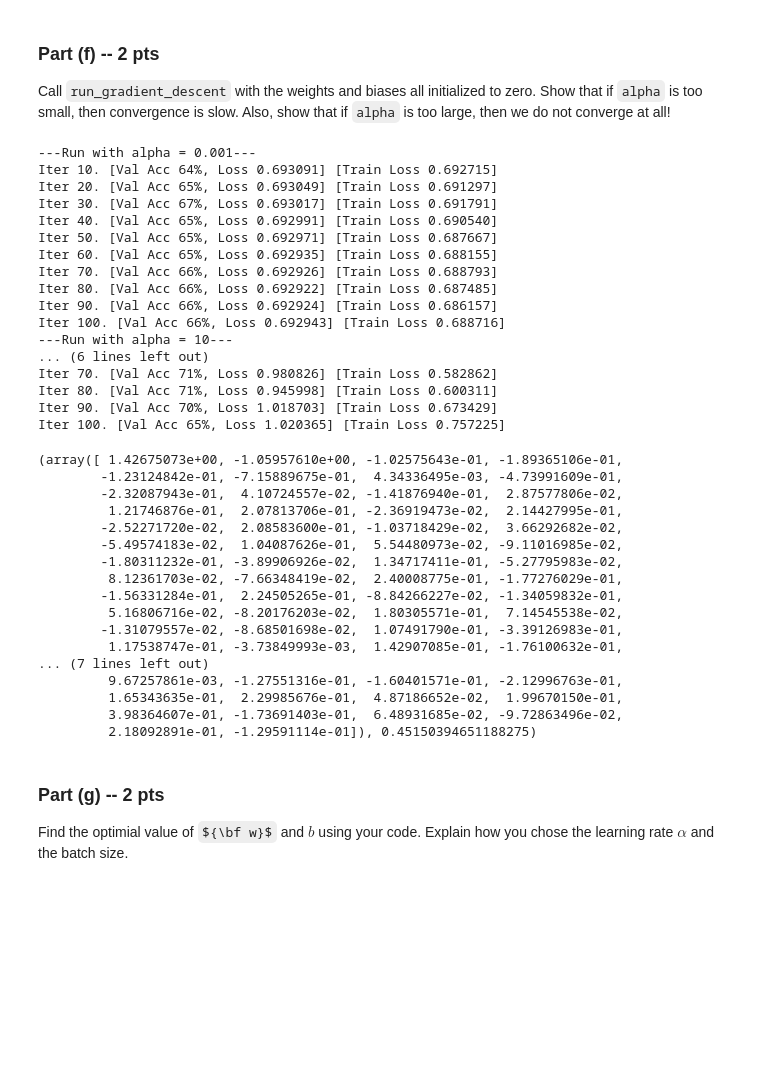
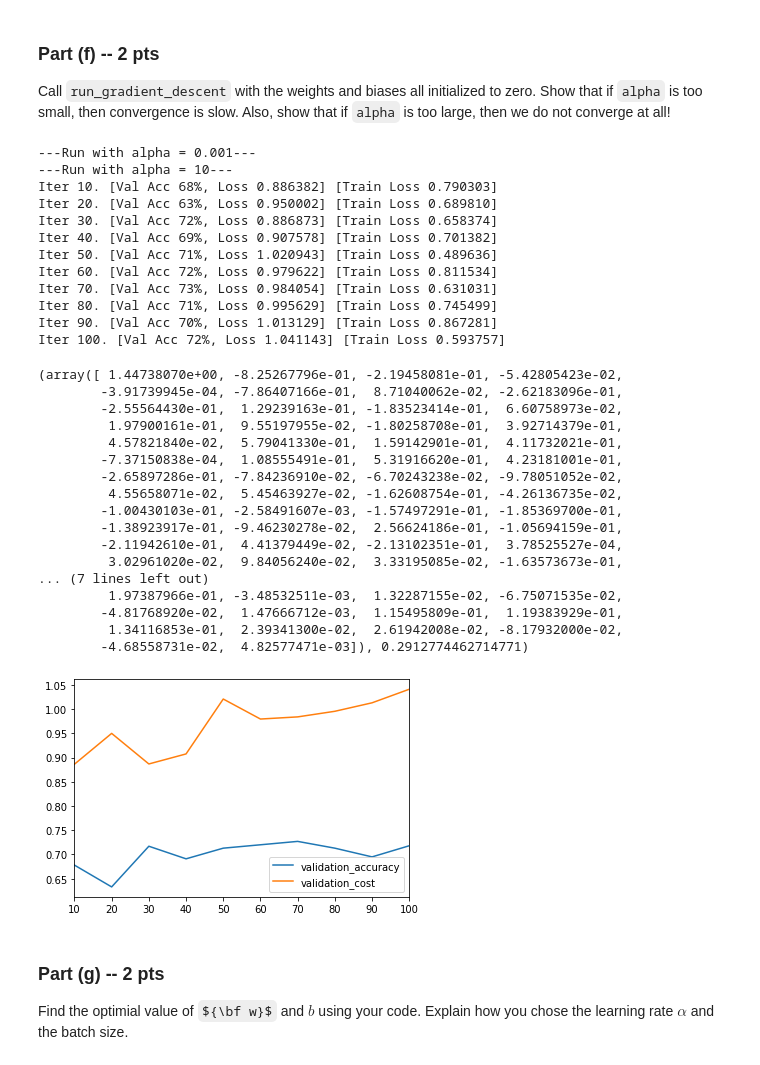
Before and after one commit to MagicHour/csc321_a1, a Jupyter notebook: csc321_p1.ipynb, the cells around one changed output. Saved outputs shown, nothing was run; the diff lists cells and outputs as text; code cells hidden in the pictures; some formulas as TeX source; blank space fills up the shorter version.

```diff
--- a/csc321_p1.ipynb
+++ b/csc321_p1.ipynb
@@ -320,6 +320,9 @@ def run_gradient_descent(w0, b0, alpha=0.1, batch_size=100, max_iters=100):
   w = w0
   b = b0
   iter = 0
+
+  line_graph = {'validation_accuracy':[], 'validation_cost':[]}
+  x_axes = []
 
   while iter < max_iters:
     # shuffle the training set (there is code above for how to do this)
@@ -371,10 +374,14 @@ def run_gradient_descent(w0, b0, alpha=0.1, batch_size=100, max_iters=100):
         val_acc = get_accuracy(val_y[:1000],val_ts[:1000])
         print("Iter %d. [Val Acc %.0f%%, Loss %f] [Train Loss %f]" % (
                 iter, val_acc * 100, val_cost, train_cost))
+        line_graph['validation_cost'].append(val_cost)
+        line_graph['validation_accuracy'].append(val_acc)
+        x_axes.append(iter)
 
       if iter >= max_iters:
         break
-
+  line_graph_df = pandas.DataFrame(data=line_graph, index=x_axes)
+  line_graph_df.plot.line()
   return (w, b)
 # %% [markdown]
 ### Part (f) -- 2 pts
@@ -385,51 +392,48 @@ Also, show that if `alpha` is too large, then we do not converge at all!
 # %%
 w0 = np.zeros(90)
 b0 = 0.
 # Write your code here
 print('---Run with alpha = 0.001---')
-run_gradient_descent(w0,b0,alpha=0.001)
+#run_gradient_descent(w0,b0,alpha=0.001)
 
 #Notice the validation accuracy does not change
 
 print('---Run with alpha = 10---')
-run_gradient_descent(w0,b0,alpha=1)
+#run_gradient_descent(w0,b0,alpha=1)
 
 #Notice the validation accuracies jump from place to place and does not converge.
+run_gradient_descent(w0,b0,alpha=1)
 # %% [output]
 ---Run with alpha = 0.001---
-Iter 10. [Val Acc 64%, Loss 0.693091] [Train Loss 0.692715]
-Iter 20. [Val Acc 65%, Loss 0.693049] [Train Loss 0.691297]
-Iter 30. [Val Acc 67%, Loss 0.693017] [Train Loss 0.691791]
-Iter 40. [Val Acc 65%, Loss 0.692991] [Train Loss 0.690540]
-Iter 50. [Val Acc 65%, Loss 0.692971] [Train Loss 0.687667]
-Iter 60. [Val Acc 65%, Loss 0.692935] [Train Loss 0.688155]
-Iter 70. [Val Acc 66%, Loss 0.692926] [Train Loss 0.688793]
-Iter 80. [Val Acc 66%, Loss 0.692922] [Train Loss 0.687485]
-Iter 90. [Val Acc 66%, Loss 0.692924] [Train Loss 0.686157]
-Iter 100. [Val Acc 66%, Loss 0.692943] [Train Loss 0.688716]
 ---Run with alpha = 10---
-... (6 lines left out)
-Iter 70. [Val Acc 71%, Loss 0.980826] [Train Loss 0.582862]
-Iter 80. [Val Acc 71%, Loss 0.945998] [Train Loss 0.600311]
-Iter 90. [Val Acc 70%, Loss 1.018703] [Train Loss 0.673429]
-Iter 100. [Val Acc 65%, Loss 1.020365] [Train Loss 0.757225]
+Iter 10. [Val Acc 68%, Loss 0.886382] [Train Loss 0.790303]
+Iter 20. [Val Acc 63%, Loss 0.950002] [Train Loss 0.689810]
+Iter 30. [Val Acc 72%, Loss 0.886873] [Train Loss 0.658374]
+Iter 40. [Val Acc 69%, Loss 0.907578] [Train Loss 0.701382]
+Iter 50. [Val Acc 71%, Loss 1.020943] [Train Loss 0.489636]
+Iter 60. [Val Acc 72%, Loss 0.979622] [Train Loss 0.811534]
+Iter 70. [Val Acc 73%, Loss 0.984054] [Train Loss 0.631031]
+Iter 80. [Val Acc 71%, Loss 0.995629] [Train Loss 0.745499]
+Iter 90. [Val Acc 70%, Loss 1.013129] [Train Loss 0.867281]
+Iter 100. [Val Acc 72%, Loss 1.041143] [Train Loss 0.593757]
-(array([ 1.42675073e+00, -1.05957610e+00, -1.02575643e-01, -1.89365106e-01,
-        -1.23124842e-01, -7.15889675e-01,  4.34336495e-03, -4.73991609e-01,
-        -2.32087943e-01,  4.10724557e-02, -1.41876940e-01,  2.87577806e-02,
-         1.21746876e-01,  2.07813706e-01, -2.36919473e-02,  2.14427995e-01,
-        -2.52271720e-02,  2.08583600e-01, -1.03718429e-02,  3.66292682e-02,
-        -5.49574183e-02,  1.04087626e-01,  5.54480973e-02, -9.11016985e-02,
-        -1.80311232e-01, -3.89906926e-02,  1.34717411e-01, -5.27795983e-02,
-         8.12361703e-02, -7.66348419e-02,  2.40008775e-01, -1.77276029e-01,
-        -1.56331284e-01,  2.24505265e-01, -8.84266227e-02, -1.34059832e-01,
-         5.16806716e-02, -8.20176203e-02,  1.80305571e-01,  7.14545538e-02,
-        -1.31079557e-02, -8.68501698e-02,  1.07491790e-01, -3.39126983e-01,
-         1.17538747e-01, -3.73849993e-03,  1.42907085e-01, -1.76100632e-01,
+(array([ 1.44738070e+00, -8.25267796e-01, -2.19458081e-01, -5.42805423e-02,
+        -3.91739945e-04, -7.86407166e-01,  8.71040062e-02, -2.62183096e-01,
+        -2.55564430e-01,  1.29239163e-01, -1.83523414e-01,  6.60758973e-02,
+         1.97900161e-01,  9.55197955e-02, -1.80258708e-01,  3.92714379e-01,
+         4.57821840e-02,  5.79041330e-01,  1.59142901e-01,  4.11732021e-01,
+        -7.37150838e-04,  1.08555491e-01,  5.31916620e-01,  4.23181001e-01,
+        -2.65897286e-01, -7.84236910e-02, -6.70243238e-02, -9.78051052e-02,
+         4.55658071e-02,  5.45463927e-02, -1.62608754e-01, -4.26136735e-02,
+        -1.00430103e-01, -2.58491607e-03, -1.57497291e-01, -1.85369700e-01,
+        -1.38923917e-01, -9.46230278e-02,  2.56624186e-01, -1.05694159e-01,
+        -2.11942610e-01,  4.41379449e-02, -2.13102351e-01,  3.78525527e-04,
+         3.02961020e-02,  9.84056240e-02,  3.33195085e-02, -1.63573673e-01,
 ... (7 lines left out)
-         9.67257861e-03, -1.27551316e-01, -1.60401571e-01, -2.12996763e-01,
-         1.65343635e-01,  2.29985676e-01,  4.87186652e-02,  1.99670150e-01,
-         3.98364607e-01, -1.73691403e-01,  6.48931685e-02, -9.72863496e-02,
-         2.18092891e-01, -1.29591114e-01]), 0.45150394651188275)
+         1.97387966e-01, -3.48532511e-03,  1.32287155e-02, -6.75071535e-02,
+        -4.81768920e-02,  1.47666712e-03,  1.15495809e-01,  1.19383929e-01,
+         1.34116853e-01,  2.39341300e-02,  2.61942008e-02, -8.17932000e-02,
+        -4.68558731e-02,  4.82577471e-03]), 0.2912774462714771)
+[figure, added]
 # %% [markdown]
 ### Part (g) -- 2 pts
 
```
Also changed, not shown: parts of 9 cells of this notebook.
